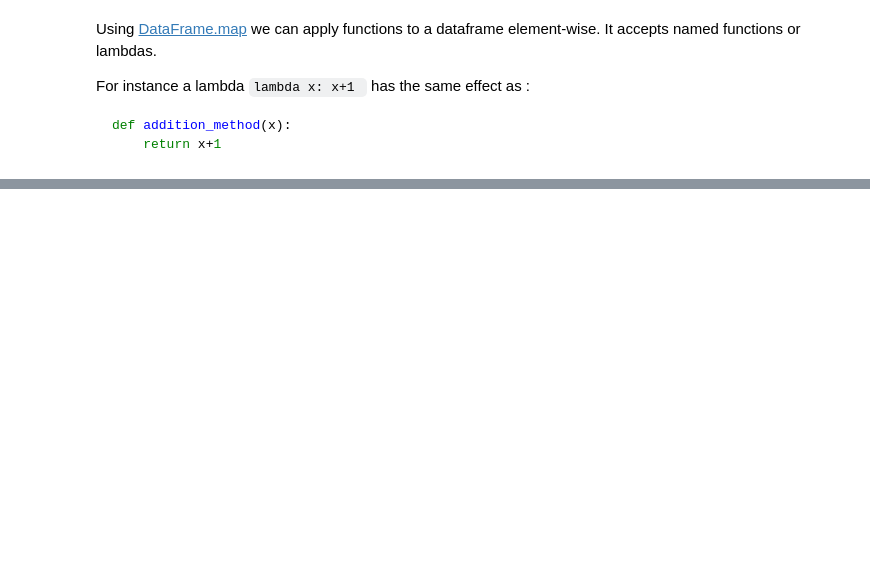
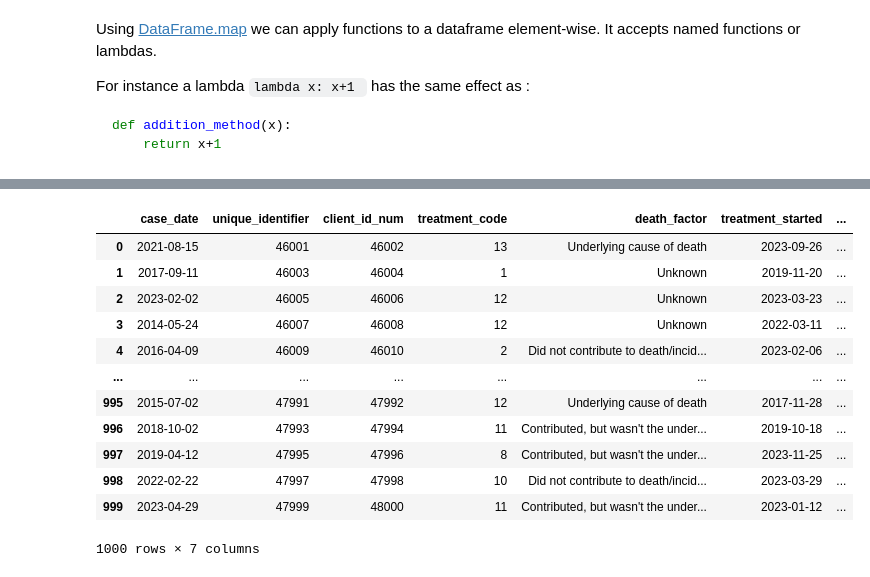
Before and after one commit to niranjan-ramesh/custom-images, a Jupyter notebook: analytics-environment/generate-synthetic-data.ipynb, the cells around one changed output, grey strips where cells are left out. Saved outputs shown, nothing was run; the diff lists cells and outputs as text; code cells hidden in the pictures; blank space fills up the shorter version.

```diff
--- a/analytics-environment/generate-synthetic-data.ipynb
+++ b/analytics-environment/generate-synthetic-data.ipynb
@@ -237,0 +430,9 @@ df.to_excel(Path(DATA_FILE), index=False)
+# %%
+def populate_fields(row):
+    row['Date_Treatment_Started'] = dt.date(start=2013, end=2023)
+    row['Last_Day_of_Treatment'] = dt.date(start=row['Date_Treatment_Started'].year)
+    if(row['Outcome'] == 'Deceased'):
+        row['Cause'] = generic.choice(CAUSES_OF_DEATH)
+        row['Date'] = dt.date(start=row['Last_Day_of_Treatment'].year)
+    return row
+df = df.apply(populate_fields, axis=1)
@@ -237,0 +507,36 @@ df.to_excel(Path(DATA_FILE), index=False)
+# %%
+schema = Schema(
+    schema=lambda: {
+        'case_date': dt.date(start=2013, end=2023),
+        'unique_identifier': field("increment"),
+        'client_id_num': field("increment"),
+        'treatment_code': numeric.integer_number(start=0, end=len(OUTCOMES)),
+        'death_factor': generic.choice(CAUSES_OF_DEATH)
+    },
+    iterations=1000
+)
+df = pd.DataFrame(schema.create())
+# %%
+def populate_fields(row):
+    row['treatment_started'] = dt.date(start=row['case_date'].year)
+    row['treatment_ended'] = dt.date(start=row['treatment_started'].year)
+    if(row['treatment_code'] == 3):
+        row['death_factor'] = generic.choice(CAUSES_OF_DEATH)
+    return row
+df = df.apply(populate_fields, axis=1)
+# %%
+df
+# %% [output]
+|  | case_date | unique_identifier | client_id_num | treatment_code | death_factor | treatment_started | ... |
+| 0 | 2021-08-15 | 46001 | 46002 | 13 | Underlying cause of death | 2023-09-26 | ... |
+| 1 | 2017-09-11 | 46003 | 46004 | 1 | Unknown | 2019-11-20 | ... |
+| 2 | 2023-02-02 | 46005 | 46006 | 12 | Unknown | 2023-03-23 | ... |
+| 3 | 2014-05-24 | 46007 | 46008 | 12 | Unknown | 2022-03-11 | ... |
+| 4 | 2016-04-09 | 46009 | 46010 | 2 | Did not contribute to death/incid... | 2023-02-06 | ... |
+| ... | ... | ... | ... | ... | ... | ... | ... |
+| 995 | 2015-07-02 | 47991 | 47992 | 12 | Underlying cause of death | 2017-11-28 | ... |
+| 996 | 2018-10-02 | 47993 | 47994 | 11 | Contributed, but wasn't the under... | 2019-10-18 | ... |
+| 997 | 2019-04-12 | 47995 | 47996 | 8 | Contributed, but wasn't the under... | 2023-11-25 | ... |
+| 998 | 2022-02-22 | 47997 | 47998 | 10 | Did not contribute to death/incid... | 2023-03-29 | ... |
+| 999 | 2023-04-29 | 47999 | 48000 | 11 | Contributed, but wasn't the under... | 2023-01-12 | ... |
+1000 rows × 7 columns
```
Also changed, not shown: parts of 29 cells of this notebook, 1 other file.
